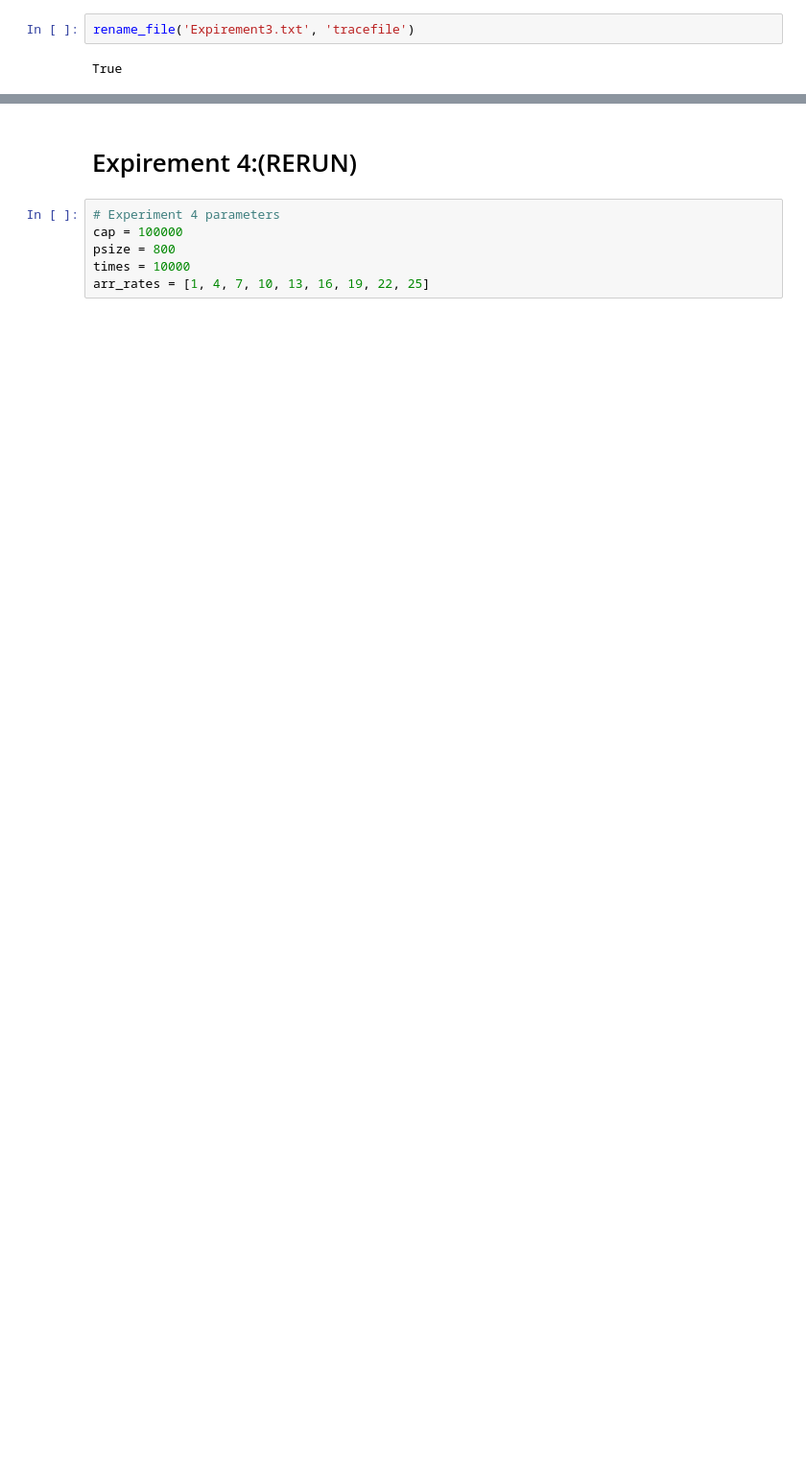
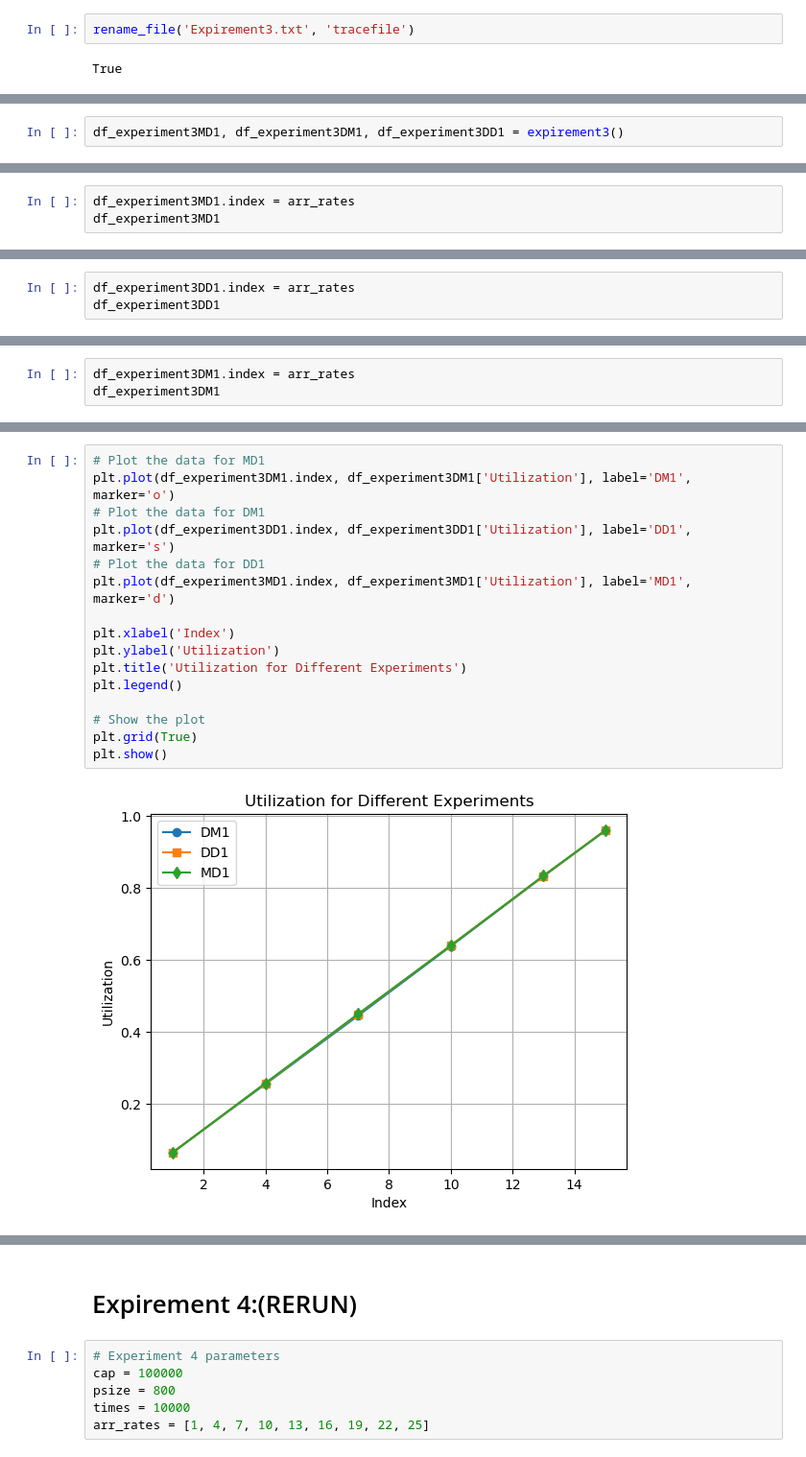
Before and after one commit to amantham20/Project2-ECE-842, a Jupyter notebook: Project2.ipynb, the cells around one changed output, grey strips where cells are left out. Shown: that part at 96% size. Drawn from its saved outputs; the diff is of its cells as text; blank space fills up the shorter version.

```diff
--- a/Project2.ipynb
+++ b/Project2.ipynb
@@ -204,0 +276,2 @@ True
+# %%
+df_experiment3MD1, df_experiment3DM1, df_experiment3DD1 = expirement3()
@@ -204,0 +282,3 @@ True
+# %%
+df_experiment3MD1.index = arr_rates
+df_experiment3MD1
@@ -204,0 +293,3 @@ True
+# %%
+df_experiment3DD1.index = arr_rates
+df_experiment3DD1
@@ -204,0 +304,3 @@ True
+# %%
+df_experiment3DM1.index = arr_rates
+df_experiment3DM1
@@ -204,0 +315,18 @@ True
+# %%
+# Plot the data for MD1
+plt.plot(df_experiment3DM1.index, df_experiment3DM1['Utilization'], label='DM1', marker='o')
+# Plot the data for DM1
+plt.plot(df_experiment3DD1.index, df_experiment3DD1['Utilization'], label='DD1', marker='s')
+# Plot the data for DD1
+plt.plot(df_experiment3MD1.index, df_experiment3MD1['Utilization'], label='MD1', marker='d')
+
+plt.xlabel('Index')
+plt.ylabel('Utilization')
+plt.title('Utilization for Different Experiments')
+plt.legend()
+
+# Show the plot
+plt.grid(True)
+plt.show()
+# %% [output]
+[figure, added]
```
Also changed, not shown: parts of 27 cells of this notebook, 5 other files.
